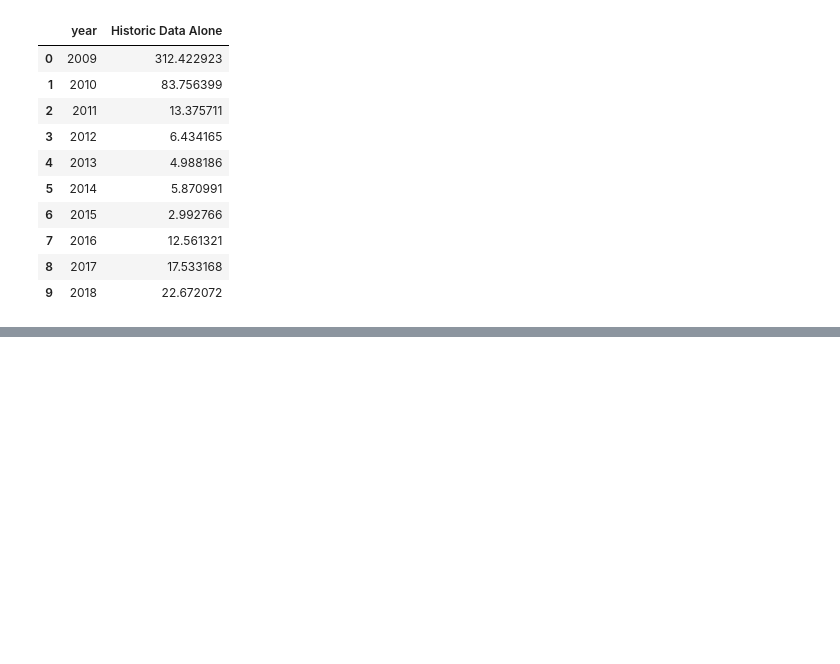
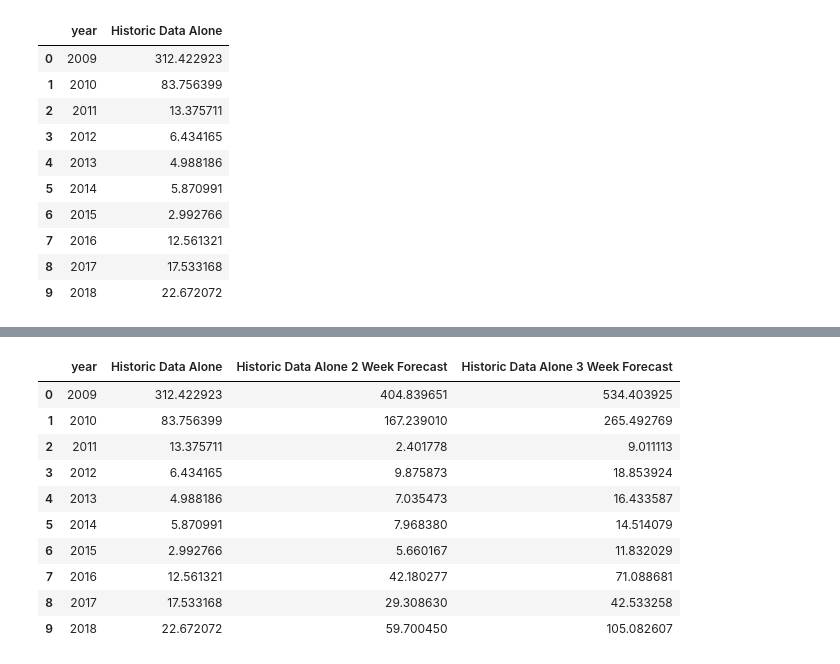
Before and after one commit to Influenza-Forecasting-Using-Online-Data/influenza-forecasting, a Jupyter notebook: models/Elastic Net.ipynb, the cells around one changed output, grey strips where cells are left out. Saved outputs shown, nothing was run; the diff lists cells and outputs as text; code cells hidden in the pictures; blank space fills up the shorter version.

```diff
--- a/models/Elastic Net.ipynb
+++ b/models/Elastic Net.ipynb
@@ -166,6 +166,27 @@ def elasticNet(df, alpha, l1):
 #         for label in ax.get_xticklabels(which='major'):
 #             label.set(rotation=30, horizontalalignment='right')
     return mses, coefs, predicteds
+# %%
+def elasticNet_forecast(df, weeks, coefs, predicteds, pred_2wk=None):
+    preds = []
+    mse_list = []
+    weighted = pd.DataFrame()
+    for year in range(2009,2019):
+        new_df = df.loc[df["year"]>=2009]
+        new_df.insert(7,"Predicted Values", predicteds)
+        if(weeks == 3):
+            new_df.insert(8, "Predicted Values 2 Weeks", pred_2wk)
+        weights = coef[year-2009]
+        new_x = new_df.iloc[:,-len(weights)-1:-1]
+        new_x = new_x.mask((new_df["year"]==year), new_x*weights)
+        weighted = new_x[new_df["year"]==year]
+        pred = weighted.sum(axis = 1)
+        test_y = new_df.iloc[:,-1]
+        test_y = test_y[new_df["year"]==year]
+        mse = mean_squared_error(pred, test_y)
+        mse_list.append(mse)
+        preds = np.concatenate([preds, pred])
+    return mse_list, preds
 # %%
 def create_persistence(data, shift, persistance_col_name='Persistance'):
     """
@@ -238,3 +273,19 @@ pred_df.to_csv("Historic Data Alone Predicted Values.csv")
+# %%
+mse_3wk, pred_3wk = elasticNet_forecast(df,3, coef, predicteds, pred_2wk)
+mse_df["Historic Data Alone 3 Week Forecast"]=mse_3wk
+mse_df
+# %% [output]
+|  | year | Historic Data Alone | Historic Data Alone 2 Week Forecast | Historic Data Alone 3 Week Forecast |
+| 0 | 2009 | 312.422923 | 404.839651 | 534.403925 |
+| 1 | 2010 | 83.756399 | 167.239010 | 265.492769 |
+| 2 | 2011 | 13.375711 | 2.401778 | 9.011113 |
+| 3 | 2012 | 6.434165 | 9.875873 | 18.853924 |
+| 4 | 2013 | 4.988186 | 7.035473 | 16.433587 |
+| 5 | 2014 | 5.870991 | 7.968380 | 14.514079 |
+| 6 | 2015 | 2.992766 | 5.660167 | 11.832029 |
+| 7 | 2016 | 12.561321 | 42.180277 | 71.088681 |
+| 8 | 2017 | 17.533168 | 29.308630 | 42.533258 |
+| 9 | 2018 | 22.672072 | 59.700450 | 105.082607 |
 # %%
 for i in range(50, 450, 50):
     t_df = pd.read_csv("date_time_threshold_data_frames/{}_zero_terms.csv".format(i))
```
Also changed, not shown: parts of 14 cells of this notebook.
